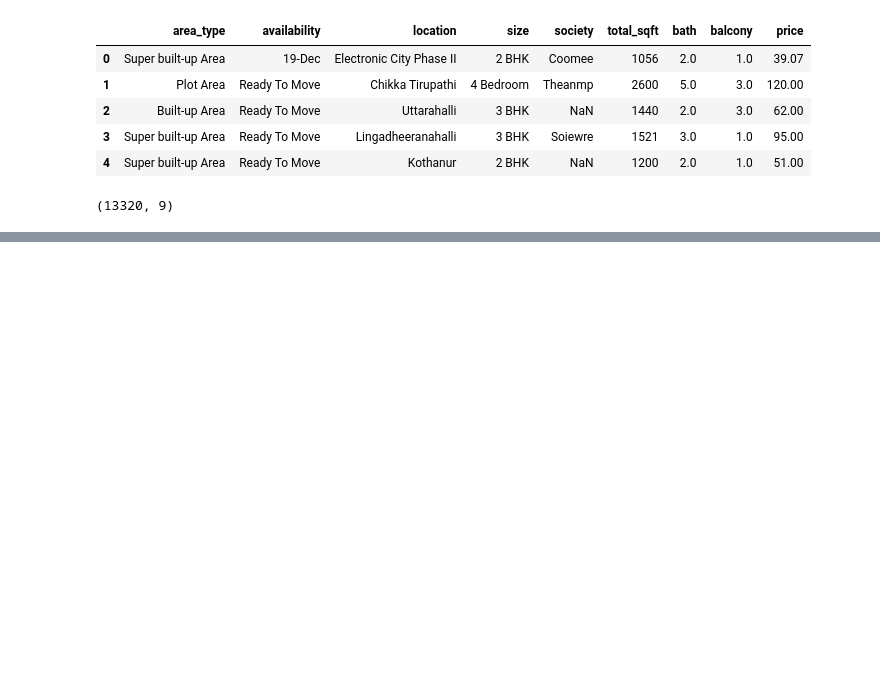
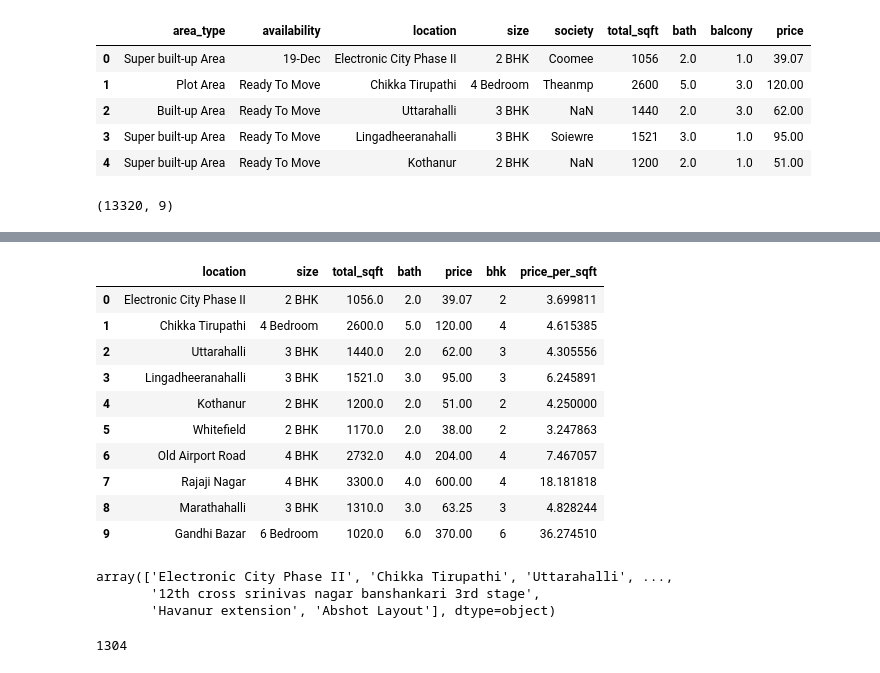
Before and after one commit to KevOdhiambo/HousePricePrediction, a Jupyter notebook: HousePricePrediction.ipynb, the cells around one changed output, grey strips where cells are left out. Saved outputs shown, nothing was run; the diff lists cells and outputs as text; code cells hidden in the pictures; blank space fills up the shorter version.

Commit message:
feature engineering

```diff
--- a/HousePricePrediction.ipynb
+++ b/HousePricePrediction.ipynb
@@ -26,0 +163,10 @@ df1.shape
+# %%
+#function to take the average of the range values in the total_sqft feature
+def convert_sqft_to_num(x):
+    tokens = x.split('-')
+    if len(tokens)== 2:
+        return (float(tokens[0])+float(tokens[1]))/2
+    try:
+        return float(x)
+    except:
+        return None
@@ -26,0 +182,2 @@ df1.shape
+# %%
+df4 = df3.copy()
@@ -26,0 +199,30 @@ df1.shape
+# %%
+#make a copy of the dataset
+df5 = df4.copy()
+# %%
+#feature engineering adding the price per sqft feature
+df5['price_per_sqft']=df5['price']*100/df5['total_sqft']
+df5.head(10)
+# %% [output]
+|  | location | size | total_sqft | bath | price | bhk | price_per_sqft |
+| 0 | Electronic City Phase II | 2 BHK | 1056.0 | 2.0 | 39.07 | 2 | 3.699811 |
+| 1 | Chikka Tirupathi | 4 Bedroom | 2600.0 | 5.0 | 120.00 | 4 | 4.615385 |
+| 2 | Uttarahalli | 3 BHK | 1440.0 | 2.0 | 62.00 | 3 | 4.305556 |
+| 3 | Lingadheeranahalli | 3 BHK | 1521.0 | 3.0 | 95.00 | 3 | 6.245891 |
+| 4 | Kothanur | 2 BHK | 1200.0 | 2.0 | 51.00 | 2 | 4.250000 |
+| 5 | Whitefield | 2 BHK | 1170.0 | 2.0 | 38.00 | 2 | 3.247863 |
+| 6 | Old Airport Road | 4 BHK | 2732.0 | 4.0 | 204.00 | 4 | 7.467057 |
+| 7 | Rajaji Nagar | 4 BHK | 3300.0 | 4.0 | 600.00 | 4 | 18.181818 |
+| 8 | Marathahalli | 3 BHK | 1310.0 | 3.0 | 63.25 | 3 | 4.828244 |
+| 9 | Gandhi Bazar | 6 Bedroom | 1020.0 | 6.0 | 370.00 | 6 | 36.274510 |
+# %%
+#exploring the location feature
+df5.location.unique()
+# %% [output]
+array(['Electronic City Phase II', 'Chikka Tirupathi', 'Uttarahalli', ...,
+       '12th cross srinivas nagar banshankari 3rd stage',
+       'Havanur extension', 'Abshot Layout'], dtype=object)
+# %%
+len(df5.location.unique())
+# %% [output]
+1304
```
Also changed, not shown: parts of 26 cells of this notebook.
